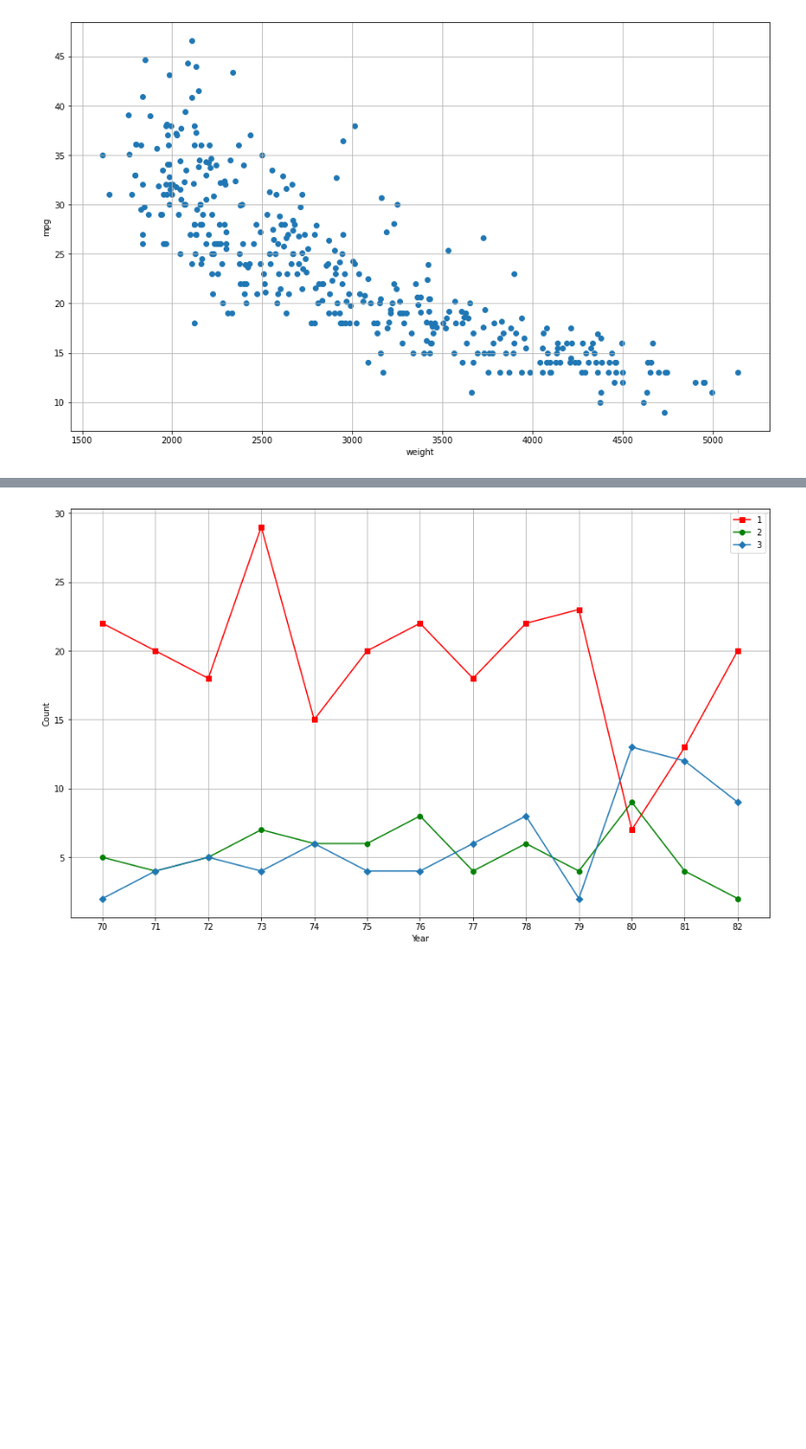
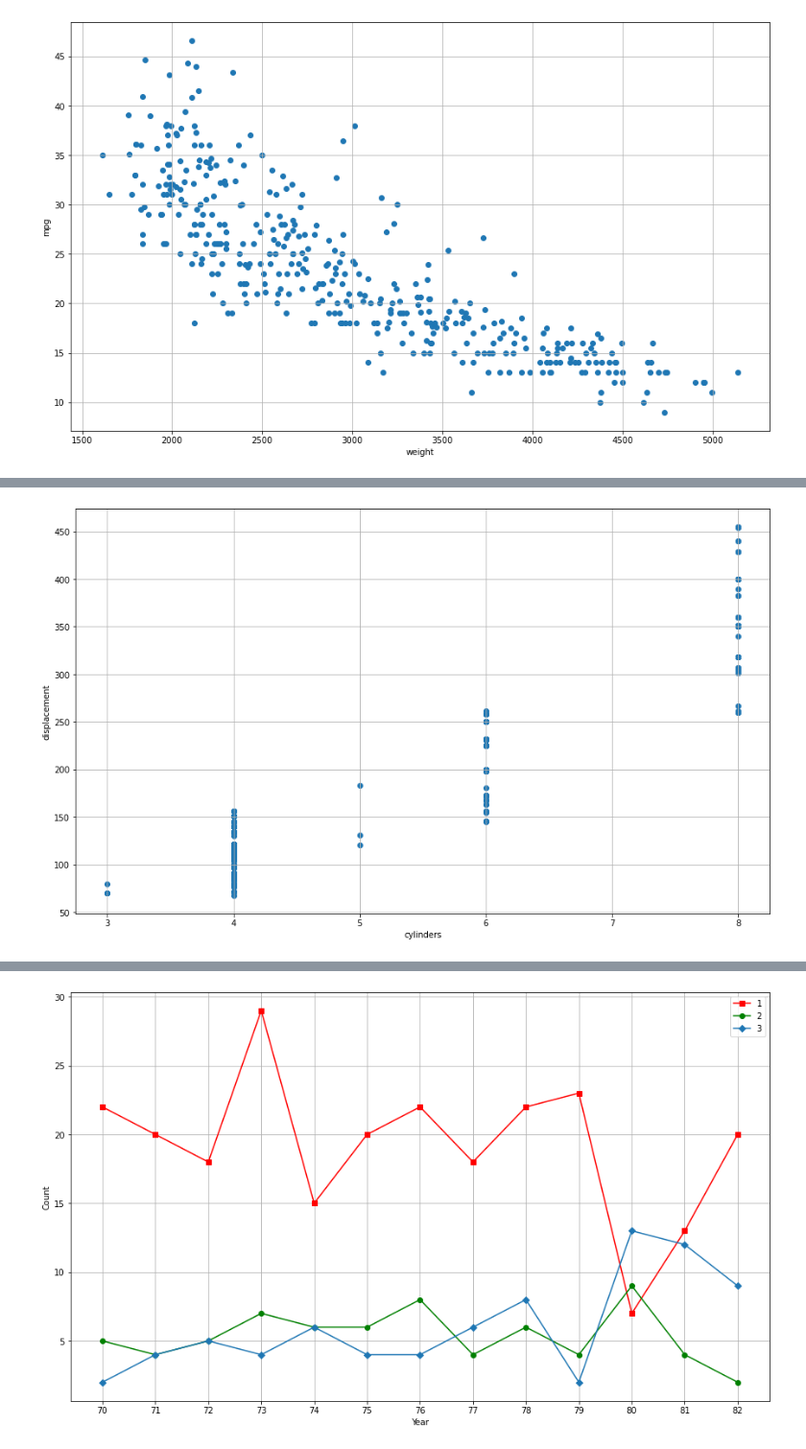
Before and after one commit to templarassVN/Data-Story, a Jupyter notebook: Team4_workspace.ipynb, the cells around one changed output, grey strips where cells are left out. Shown: that part at 96% size. Saved outputs shown, nothing was run; the diff lists cells and outputs as text; code cells hidden in the pictures; blank space fills up the shorter version.

```diff
--- a/Team4_workspace.ipynb
+++ b/Team4_workspace.ipynb
@@ -179,0 +213,9 @@ plt.show()
+# %%
+plt.figure(figsize = (15,9))
+plt.scatter('cylinders', 'displacement', data=car_data)
+plt.xlabel('cylinders')
+plt.ylabel('displacement')
+plt.grid()
+plt.show()
+# %% [output]
+[figure, added]
```
Also changed, not shown: parts of 16 cells of this notebook.
